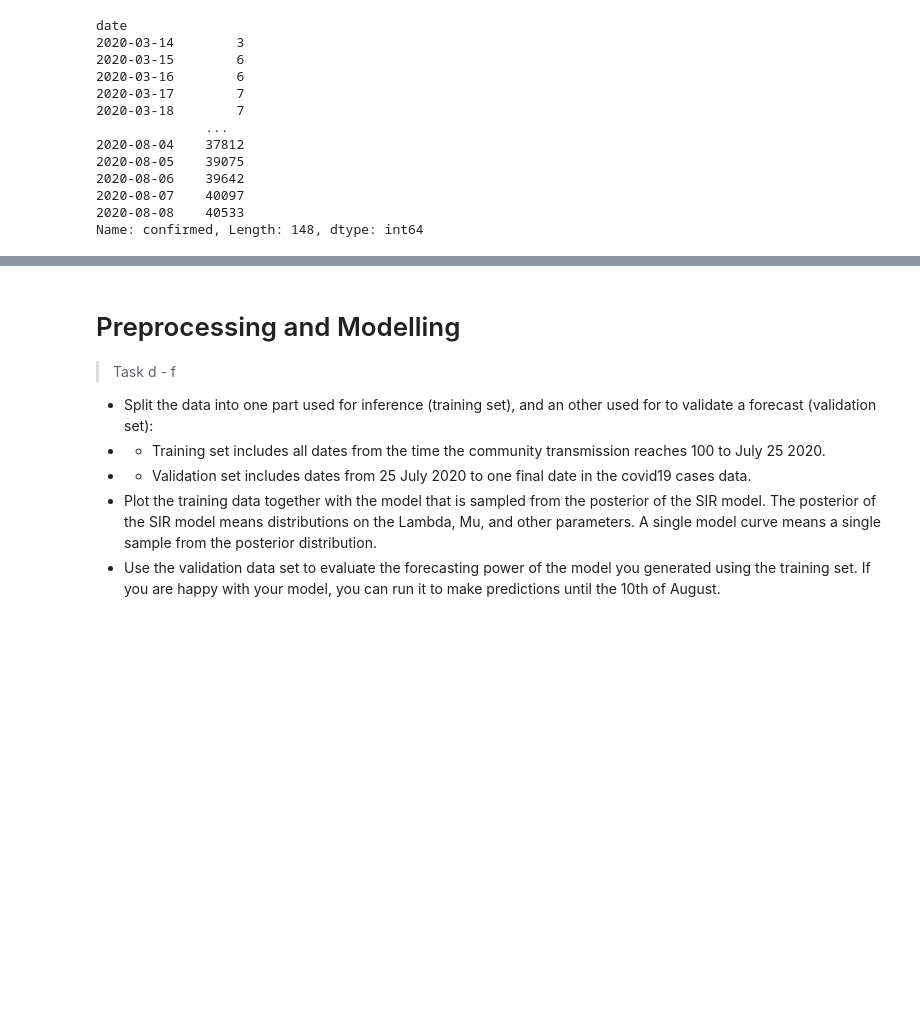
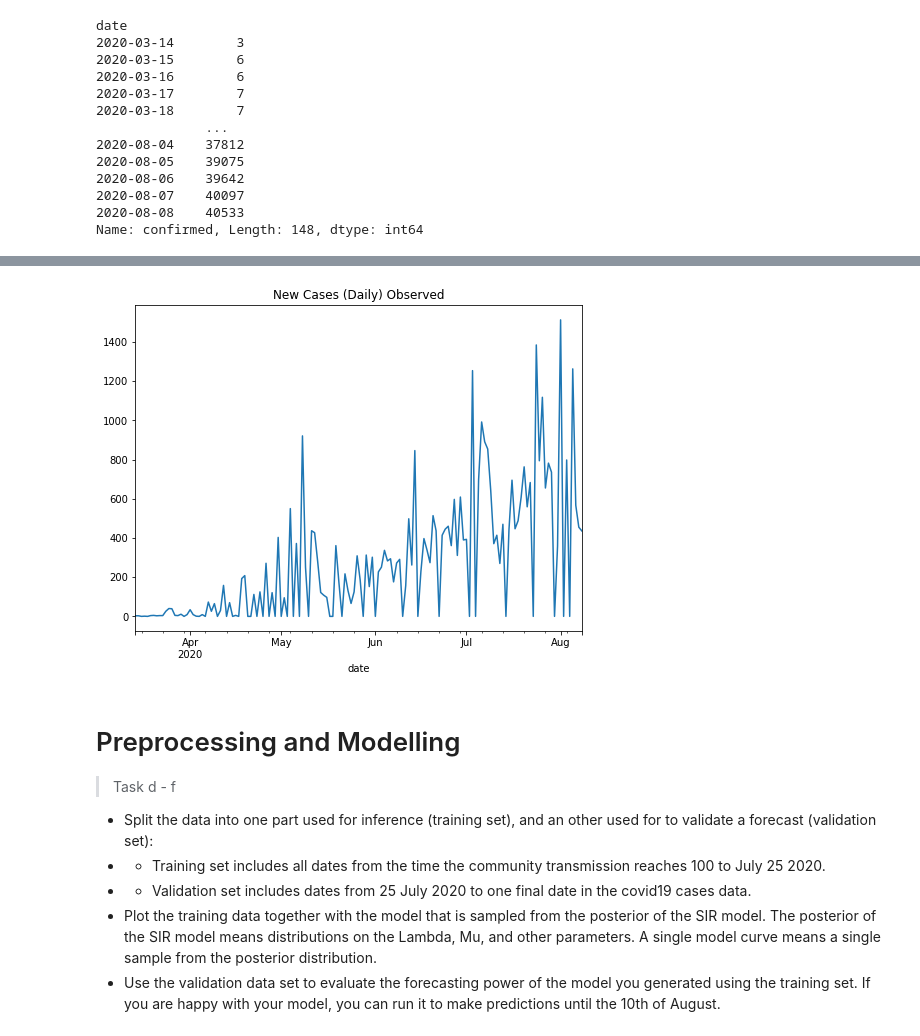
Before and after one commit to Patrick5455/Change-Point-Analysis-of-Covid19-Bayesian-Inference-SIR-SEIR-Modelling, a Jupyter notebook: dependencies/covid19_inference-master/scripts/interactive/example_one_bundesland.ipynb, the cells around one changed output, grey strips where cells are left out. Saved outputs shown, nothing was run; the diff lists cells and outputs as text; code cells hidden in the pictures; blank space fills up the shorter version.

```diff
--- a/dependencies/covid19_inference-master/scripts/interactive/example_one_bundesland.ipynb
+++ b/dependencies/covid19_inference-master/scripts/interactive/example_one_bundesland.ipynb
@@ -124,3 +222,9 @@ Name: confirmed, Length: 134, dtype: int64
+# %%
+new_cases_obs.plot(figsize=(8,6))
+plt.title('New Cases (Daily) Observed')
+plt.savefig(fname='/content/visuals/newCases_daily.png', format='png')
+# %% [output]
+[figure, added]
 # %% [markdown]
 # Preprocessing and Modelling
 > Task d - f
```
Also changed, not shown: parts of 39 cells of this notebook.
